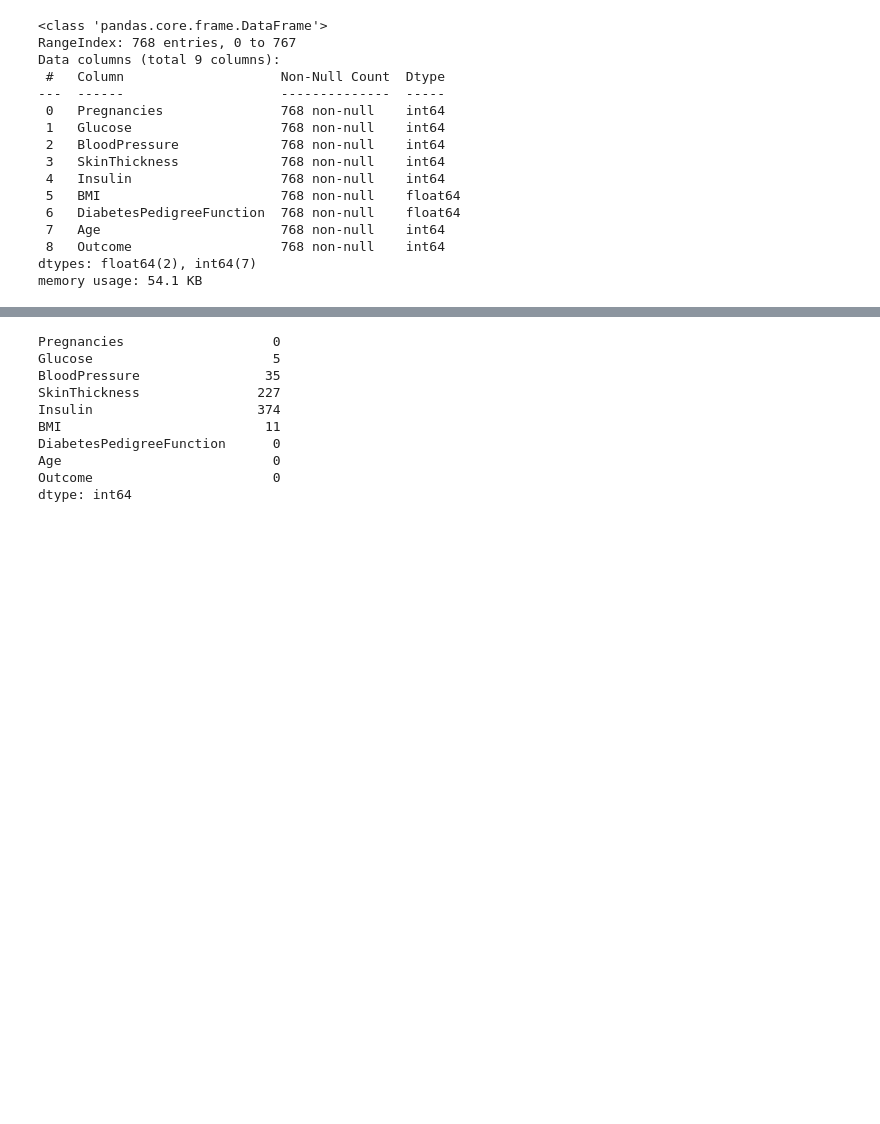
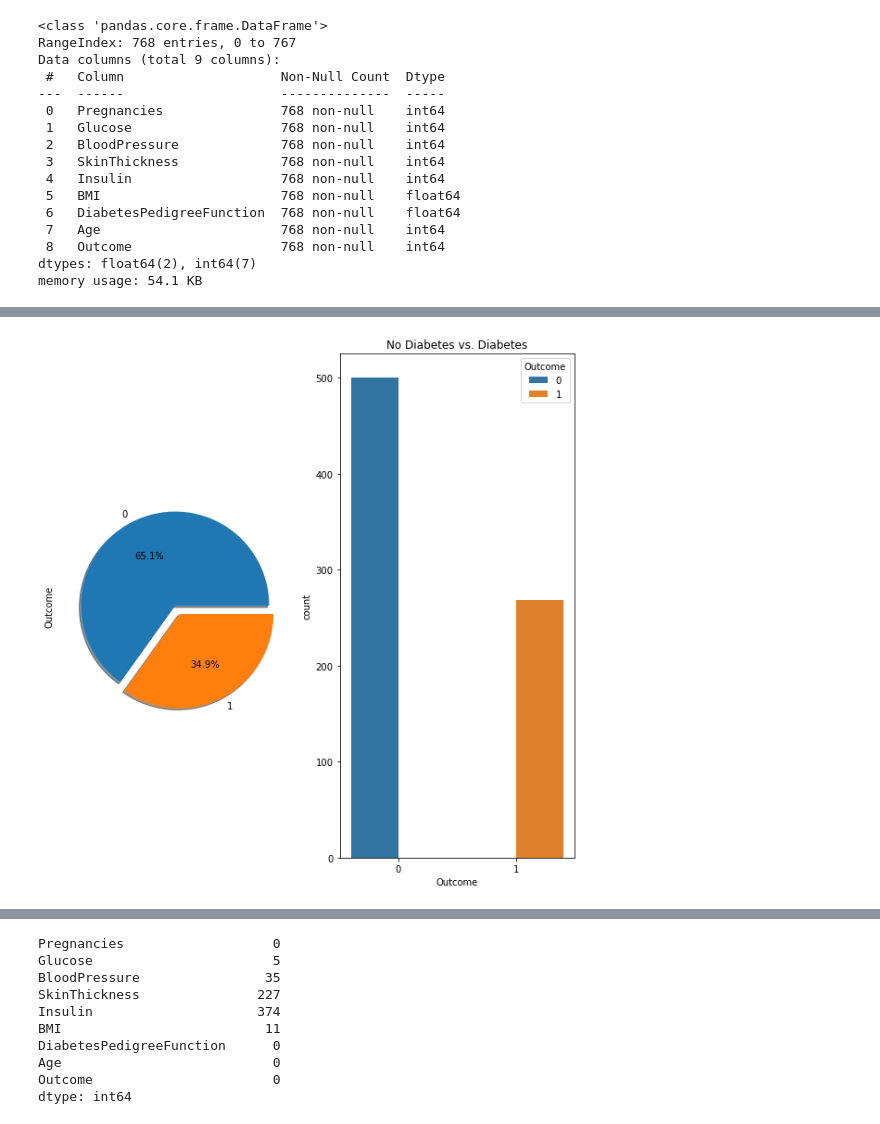
Before and after one commit to RimaHinn/MLApp-HealthTool, a Jupyter notebook: DiabetesDetectionModelBuilder.ipynb, the cells around one changed output, grey strips where cells are left out. Cells and saved outputs as stored; diff of their text form; code cells hidden in the pictures; blank space fills up the shorter version.

```diff
--- a/DiabetesDetectionModelBuilder.ipynb
+++ b/DiabetesDetectionModelBuilder.ipynb
@@ -116,0 +172,9 @@ sns.pairplot(diabetes_data, hue="Outcome", palette="husl", height=5)
+# %%
+#Below we see that data is unbalanced with more "0" (65.1%) for not diabetic vs. "1" (34.9%) for diabetic
+f,ax=plt.subplots(1,2,figsize=(10,10))
+diabetes_data['Outcome'].value_counts().plot.pie(explode=[0,0.1],autopct='%1.1f%%',ax=ax[0],shadow=True)
+sns.countplot(x="Outcome", hue="Outcome", data=diabetes_data)
+ax[1].set_title('No Diabetes vs. Diabetes')
+plt.show()
+# %% [output]
+[figure, added]
```
Also changed, not shown: parts of 96 cells of this notebook.
